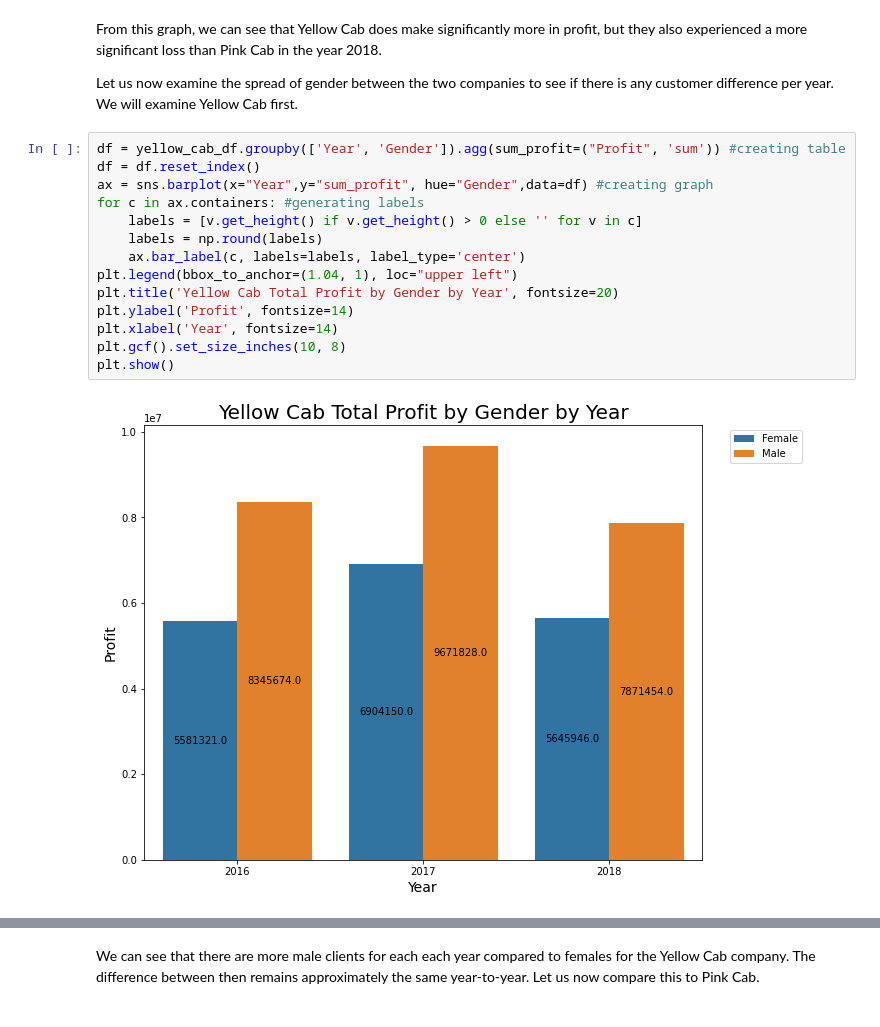
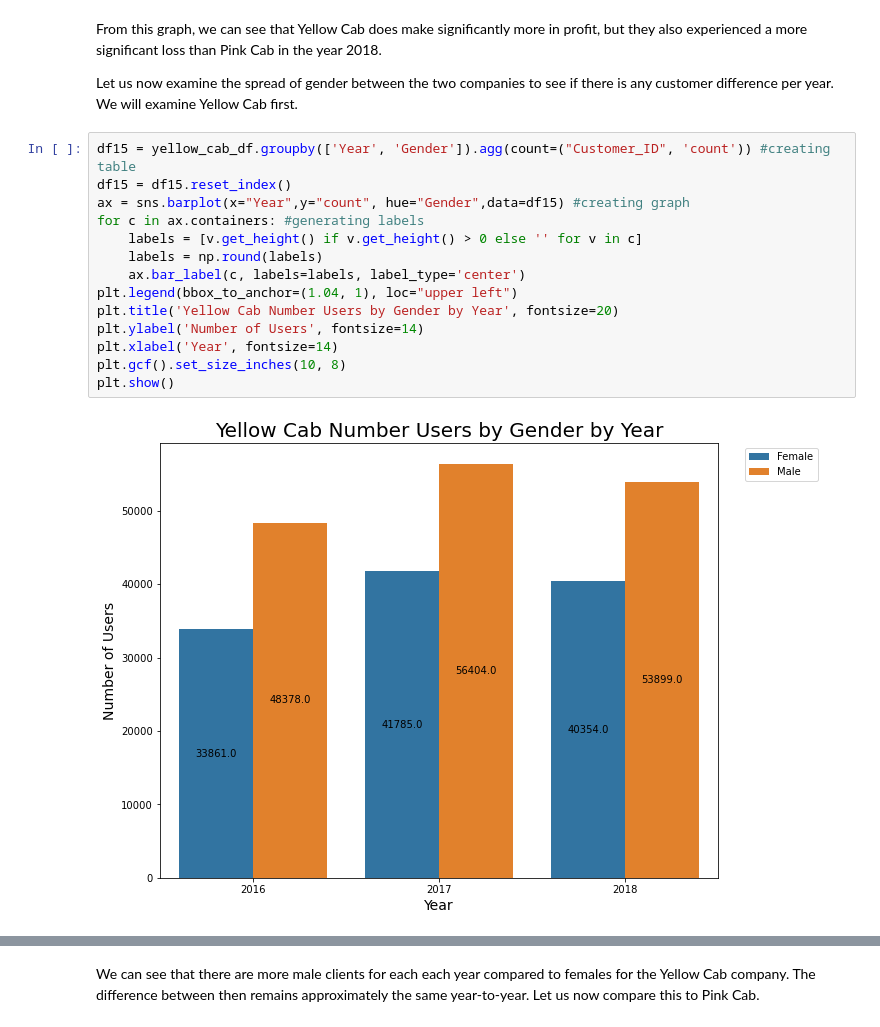
Before and after one commit to ahubiak/Cab_Data_Investment, a Jupyter notebook: Week2_Cab_Data.ipynb, the cells around one changed output, grey strips where cells are left out. Cells and saved outputs as stored; diff of their text form.

```diff
--- a/Week2_Cab_Data.ipynb
+++ b/Week2_Cab_Data.ipynb
@@ -486,18 +486,18 @@ From this graph, we can see that Yellow Cab does make significantly more in prof
 
 Let us now examine the spread of gender between the two companies to see if there is any customer difference per year. We will examine Yellow Cab first.
 # %%
-df = yellow_cab_df.groupby(['Year', 'Gender']).agg(sum_profit=("Profit", 'sum')) #creating table
-df = df.reset_index()
-ax = sns.barplot(x="Year",y="sum_profit", hue="Gender",data=df) #creating graph
+df15 = yellow_cab_df.groupby(['Year', 'Gender']).agg(count=("Customer_ID", 'count')) #creating table
+df15 = df15.reset_index()
+ax = sns.barplot(x="Year",y="count", hue="Gender",data=df15) #creating graph
 for c in ax.containers: #generating labels
     labels = [v.get_height() if v.get_height() > 0 else '' for v in c]
     labels = np.round(labels)
     ax.bar_label(c, labels=labels, label_type='center')
 plt.legend(bbox_to_anchor=(1.04, 1), loc="upper left")
-plt.title('Yellow Cab Total Profit by Gender by Year', fontsize=20)
-plt.ylabel('Profit', fontsize=14)
+plt.title('Yellow Cab Number Users by Gender by Year', fontsize=20)
+plt.ylabel('Number of Users', fontsize=14)
 plt.xlabel('Year', fontsize=14)
 plt.gcf().set_size_inches(10, 8)
 plt.show()
 # %% [output]
-[figure, old version]
+[figure, new version]
```
Also changed, not shown: parts of 6 cells of this notebook.
